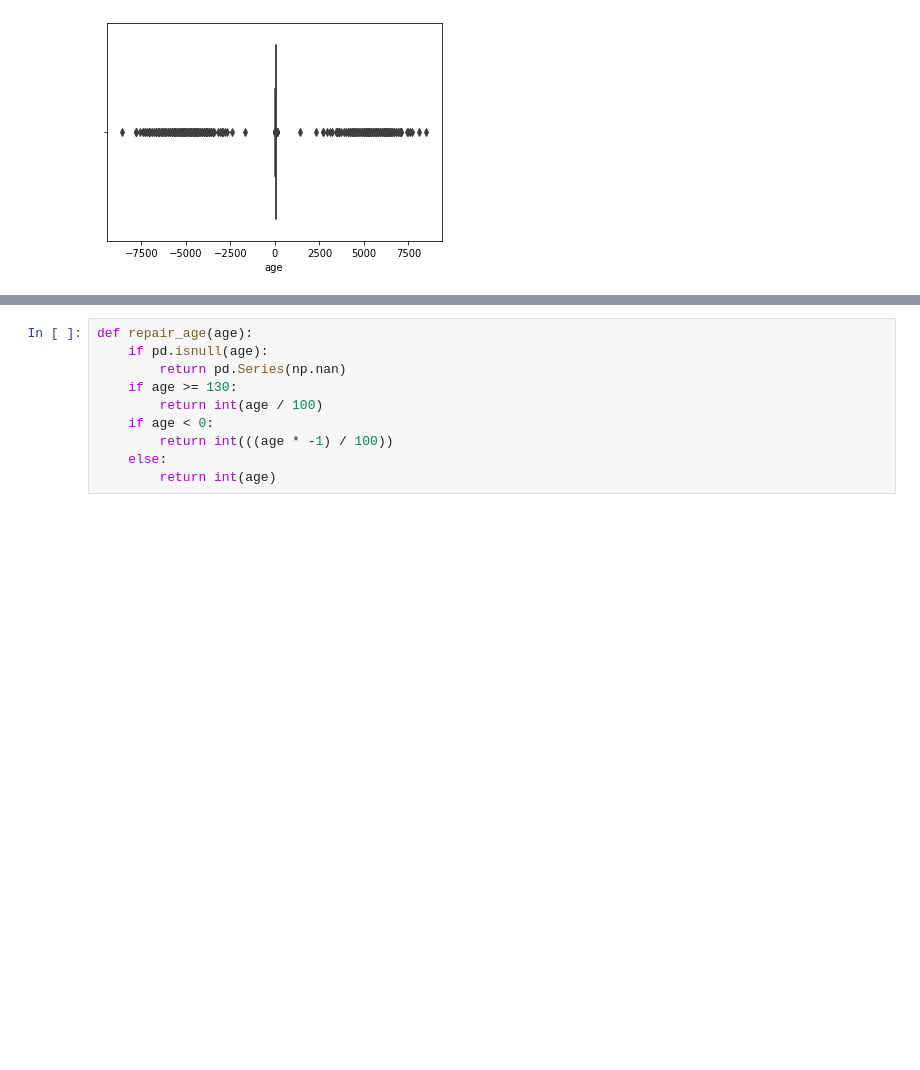
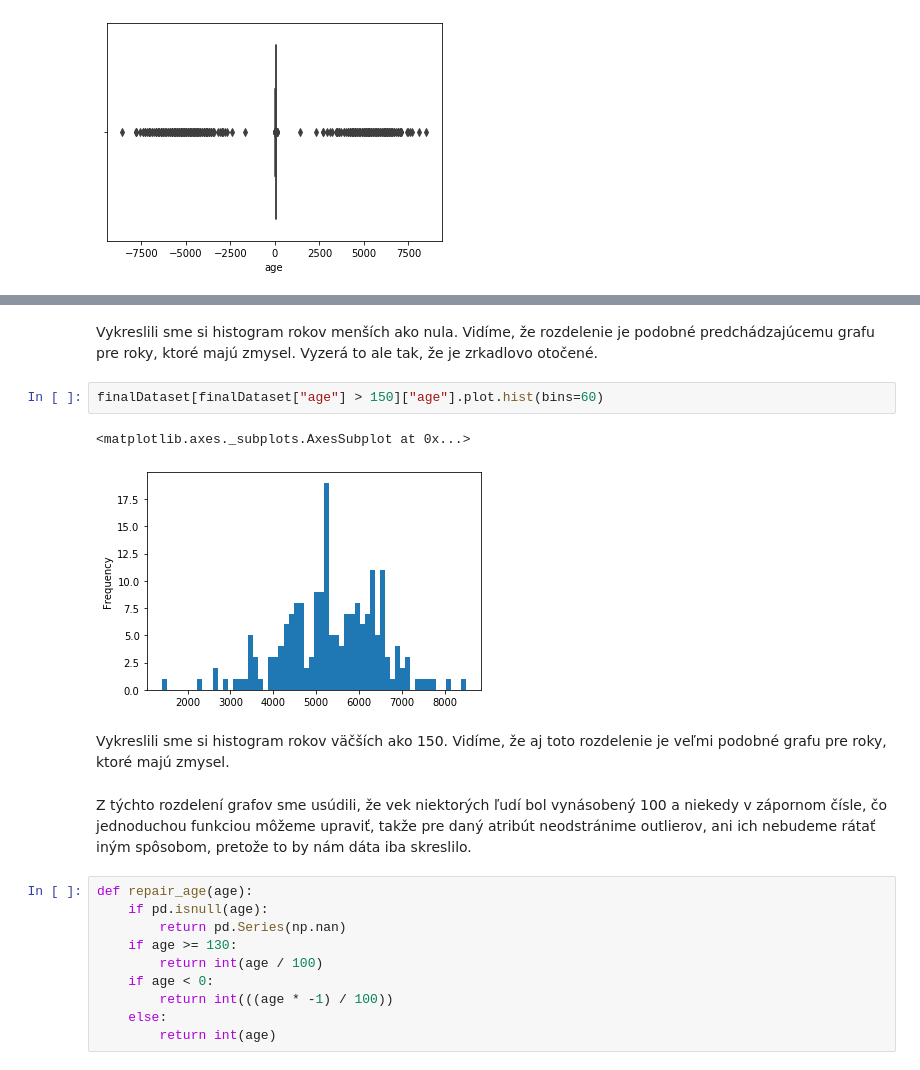
Before and after one commit to xheban/IAU-projekt, a Jupyter notebook: Phase2.ipynb, the cells around one changed output, grey strips where cells are left out. Drawn from its saved outputs; the diff is of its cells as text; blank space fills up the shorter version.

```diff
--- a/Phase2.ipynb
+++ b/Phase2.ipynb
@@ -457,3 +492,14 @@ Vek pred úpravou
+# %% [markdown]
+Vykreslili sme si histogram rokov menších ako nula. Vidíme, že rozdelenie je podobné predchádzajúcemu grafu pre roky, ktoré majú zmysel. Vyzerá to ale tak, že je zrkadlovo otočené.
+# %%
+finalDataset[finalDataset["age"] > 150]["age"].plot.hist(bins=60)
+# %% [output]
+<matplotlib.axes._subplots.AxesSubplot at 0x...>
+[figure, added]
+# %% [markdown]
+Vykreslili sme si histogram rokov väčších ako 150. Vidíme, že aj toto rozdelenie je veľmi podobné grafu pre roky, ktoré majú zmysel.
+# %% [markdown]
+Z týchto rozdelení grafov sme usúdili, že vek niektorých ľudí bol vynásobený 100 a niekedy v zápornom čísle, čo jednoduchou funkciou môžeme upraviť, takže pre daný atribút neodstránime outlierov, ani ich nebudeme rátať iným spôsobom, pretože to by nám dáta iba skreslilo.
 # %%
 def repair_age(age):
     if pd.isnull(age):
```
Also changed, not shown: parts of 144 cells of this notebook.
